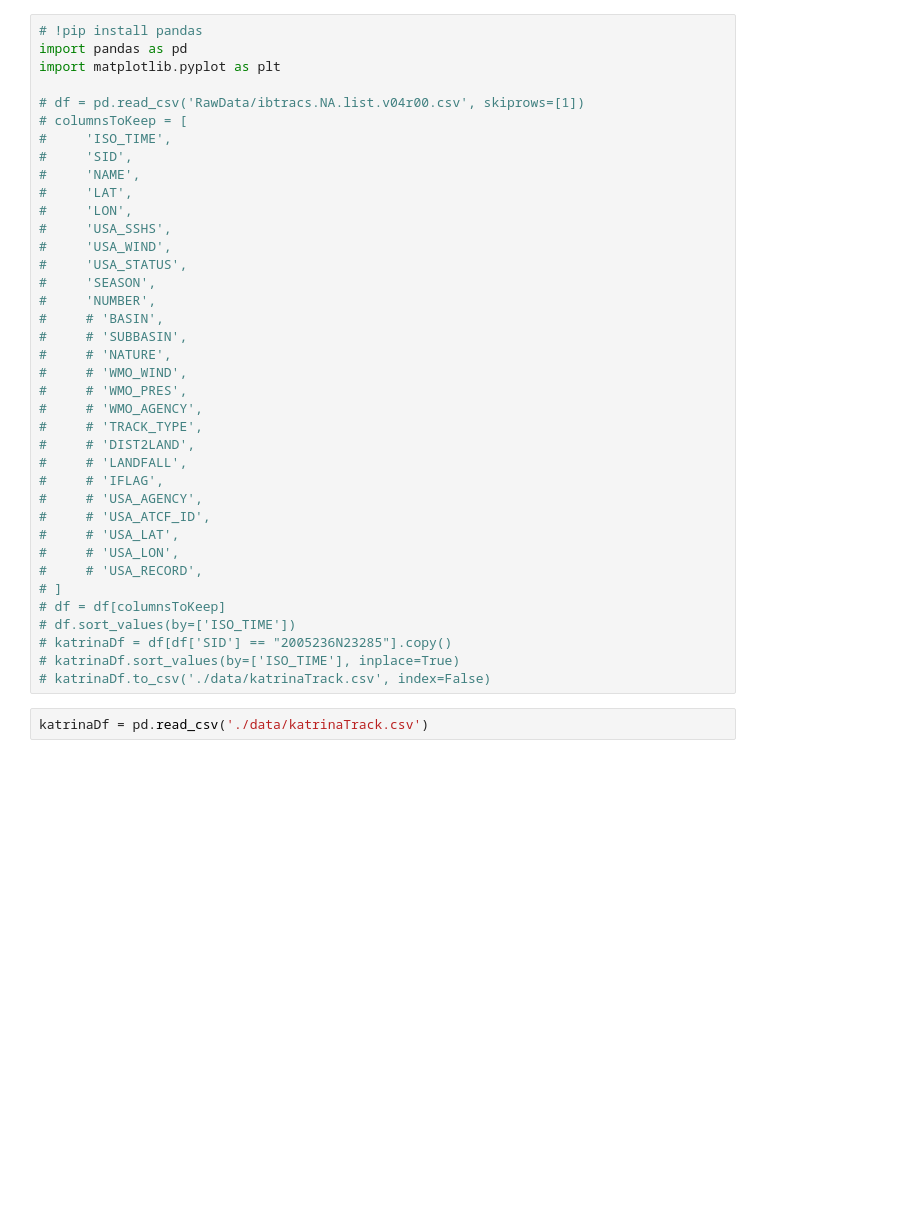
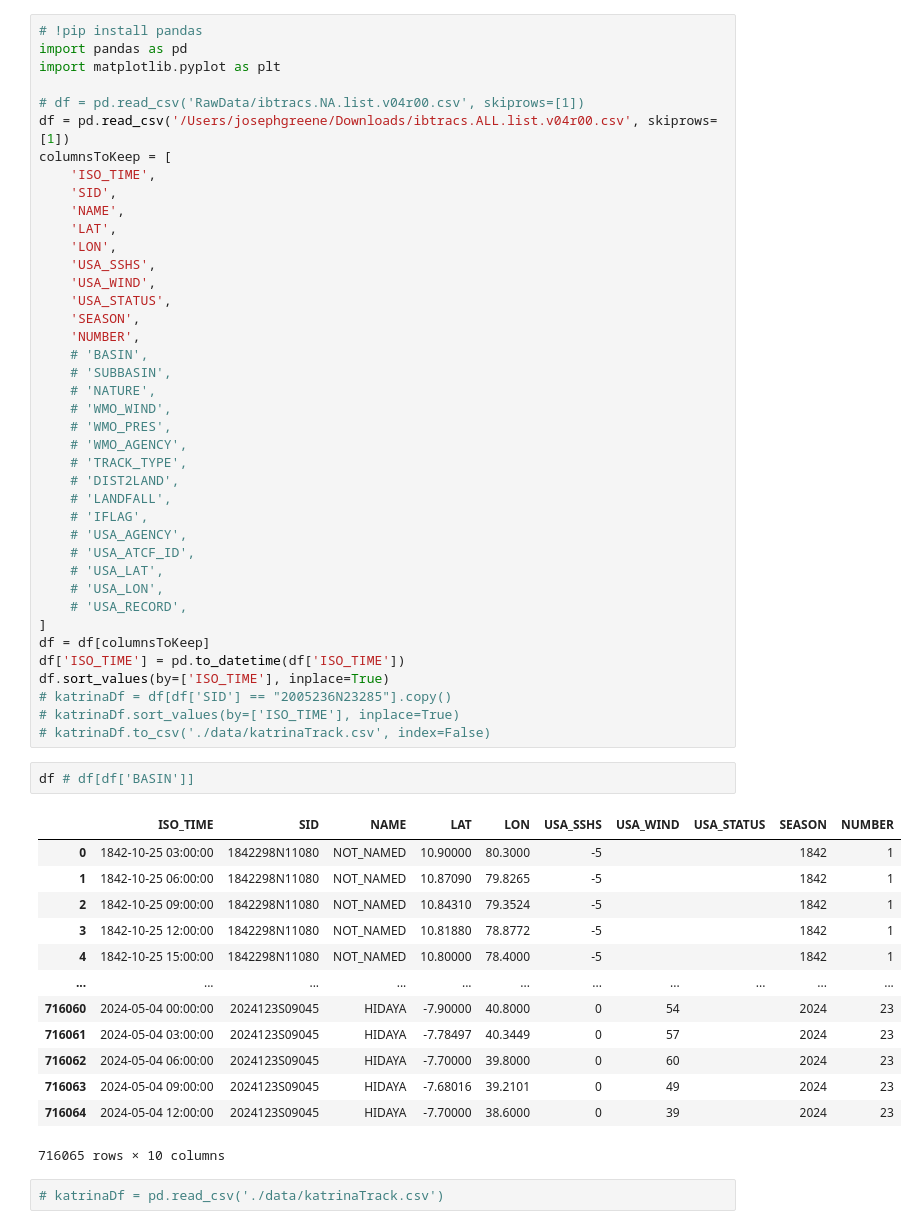
Before and after one commit to jgreene114/INFO4310-FP, a Jupyter notebook: EDA.ipynb, the cells around one changed output. Saved outputs shown, nothing was run; the diff lists cells and outputs as text; blank space fills up the shorter version.

```diff
--- a/EDA.ipynb
+++ b/EDA.ipynb
@@ -4,39 +4,57 @@ import pandas as pd
 import matplotlib.pyplot as plt
 
 # df = pd.read_csv('RawData/ibtracs.NA.list.v04r00.csv', skiprows=[1])
-# columnsToKeep = [
-#     'ISO_TIME',
-#     'SID',
-#     'NAME',
-#     'LAT',
-#     'LON',
-#     'USA_SSHS',
-#     'USA_WIND',
-#     'USA_STATUS',
-#     'SEASON',
-#     'NUMBER',
-#     # 'BASIN',
-#     # 'SUBBASIN',
-#     # 'NATURE',
-#     # 'WMO_WIND',
-#     # 'WMO_PRES',
-#     # 'WMO_AGENCY',
-#     # 'TRACK_TYPE',
-#     # 'DIST2LAND',
-#     # 'LANDFALL',
-#     # 'IFLAG',
-#     # 'USA_AGENCY',
-#     # 'USA_ATCF_ID',
-#     # 'USA_LAT',
-#     # 'USA_LON',
-#     # 'USA_RECORD',
-# ]
-# df = df[columnsToKeep]
-# df.sort_values(by=['ISO_TIME'])
+df = pd.read_csv('/Users/josephgreene/Downloads/ibtracs.ALL.list.v04r00.csv', skiprows=[1])
+columnsToKeep = [
+    'ISO_TIME',
+    'SID',
+    'NAME',
+    'LAT',
+    'LON',
+    'USA_SSHS',
+    'USA_WIND',
+    'USA_STATUS',
+    'SEASON',
+    'NUMBER',
+    # 'BASIN',
+    # 'SUBBASIN',
+    # 'NATURE',
+    # 'WMO_WIND',
+    # 'WMO_PRES',
+    # 'WMO_AGENCY',
+    # 'TRACK_TYPE',
+    # 'DIST2LAND',
+    # 'LANDFALL',
+    # 'IFLAG',
+    # 'USA_AGENCY',
+    # 'USA_ATCF_ID',
+    # 'USA_LAT',
+    # 'USA_LON',
+    # 'USA_RECORD',
+]
+df = df[columnsToKeep]
+df['ISO_TIME'] = pd.to_datetime(df['ISO_TIME'])
+df.sort_values(by=['ISO_TIME'], inplace=True)
 # katrinaDf = df[df['SID'] == "2005236N23285"].copy()
 # katrinaDf.sort_values(by=['ISO_TIME'], inplace=True)
 # katrinaDf.to_csv('./data/katrinaTrack.csv', index=False)
+# %%
+df # df[df['BASIN']]
+# %% [output]
+|  | ISO_TIME | SID | NAME | LAT | LON | USA_SSHS | USA_WIND | USA_STATUS | SEASON | NUMBER |
+| 0 | 1842-10-25 03:00:00 | 1842298N11080 | NOT_NAMED | 10.90000 | 80.3000 | -5 |  |  | 1842 | 1 |
+| 1 | 1842-10-25 06:00:00 | 1842298N11080 | NOT_NAMED | 10.87090 | 79.8265 | -5 |  |  | 1842 | 1 |
+| 2 | 1842-10-25 09:00:00 | 1842298N11080 | NOT_NAMED | 10.84310 | 79.3524 | -5 |  |  | 1842 | 1 |
+| 3 | 1842-10-25 12:00:00 | 1842298N11080 | NOT_NAMED | 10.81880 | 78.8772 | -5 |  |  | 1842 | 1 |
+| 4 | 1842-10-25 15:00:00 | 1842298N11080 | NOT_NAMED | 10.80000 | 78.4000 | -5 |  |  | 1842 | 1 |
+| ... | ... | ... | ... | ... | ... | ... | ... | ... | ... | ... |
+| 716060 | 2024-05-04 00:00:00 | 2024123S09045 | HIDAYA | -7.90000 | 40.8000 | 0 | 54 |  | 2024 | 23 |
+| 716061 | 2024-05-04 03:00:00 | 2024123S09045 | HIDAYA | -7.78497 | 40.3449 | 0 | 57 |  | 2024 | 23 |
+| 716062 | 2024-05-04 06:00:00 | 2024123S09045 | HIDAYA | -7.70000 | 39.8000 | 0 | 60 |  | 2024 | 23 |
+| 716063 | 2024-05-04 09:00:00 | 2024123S09045 | HIDAYA | -7.68016 | 39.2101 | 0 | 49 |  | 2024 | 23 |
+| 716064 | 2024-05-04 12:00:00 | 2024123S09045 | HIDAYA | -7.70000 | 38.6000 | 0 | 39 |  | 2024 | 23 |
+716065 rows × 10 columns
 # %%
-katrinaDf = pd.read_csv('./data/katrinaTrack.csv')
+# katrinaDf = pd.read_csv('./data/katrinaTrack.csv')
 # %%
 
```
Also changed, not shown: parts of 14 cells of this notebook, 3 other files.
